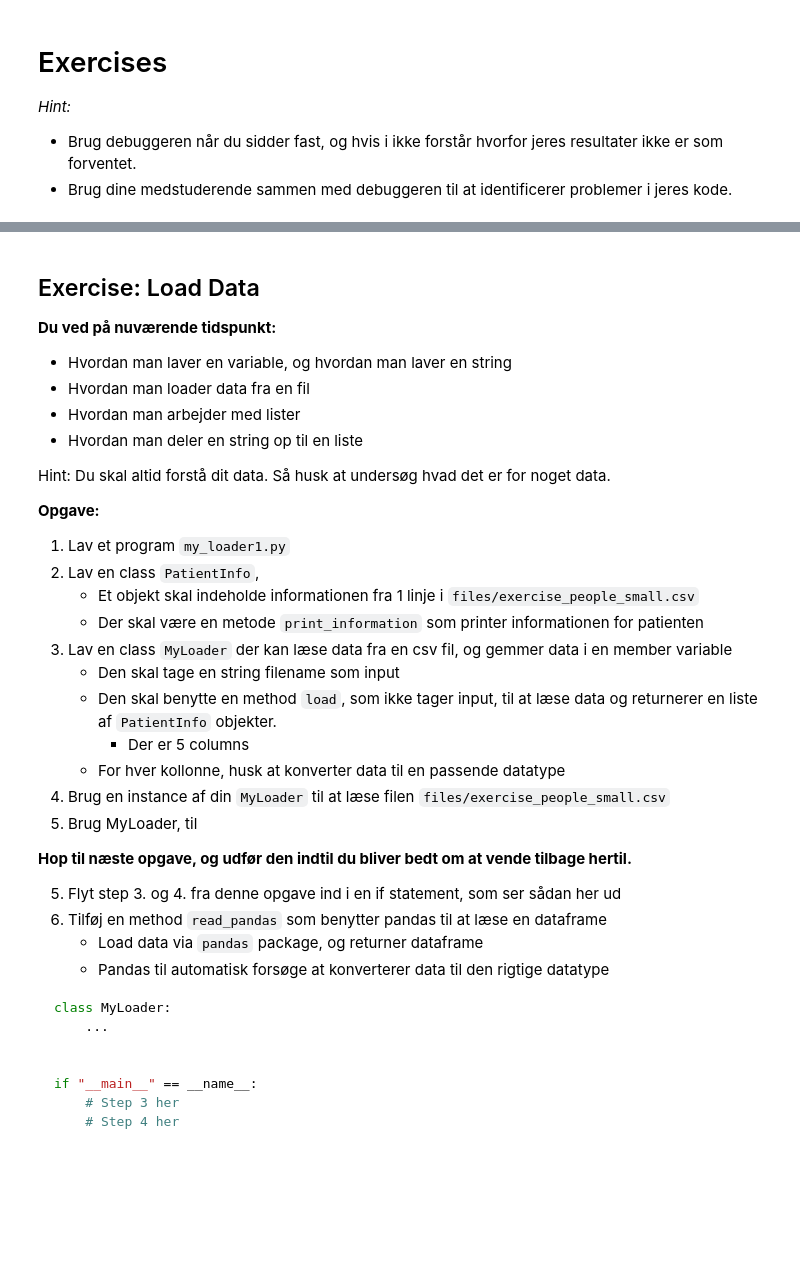
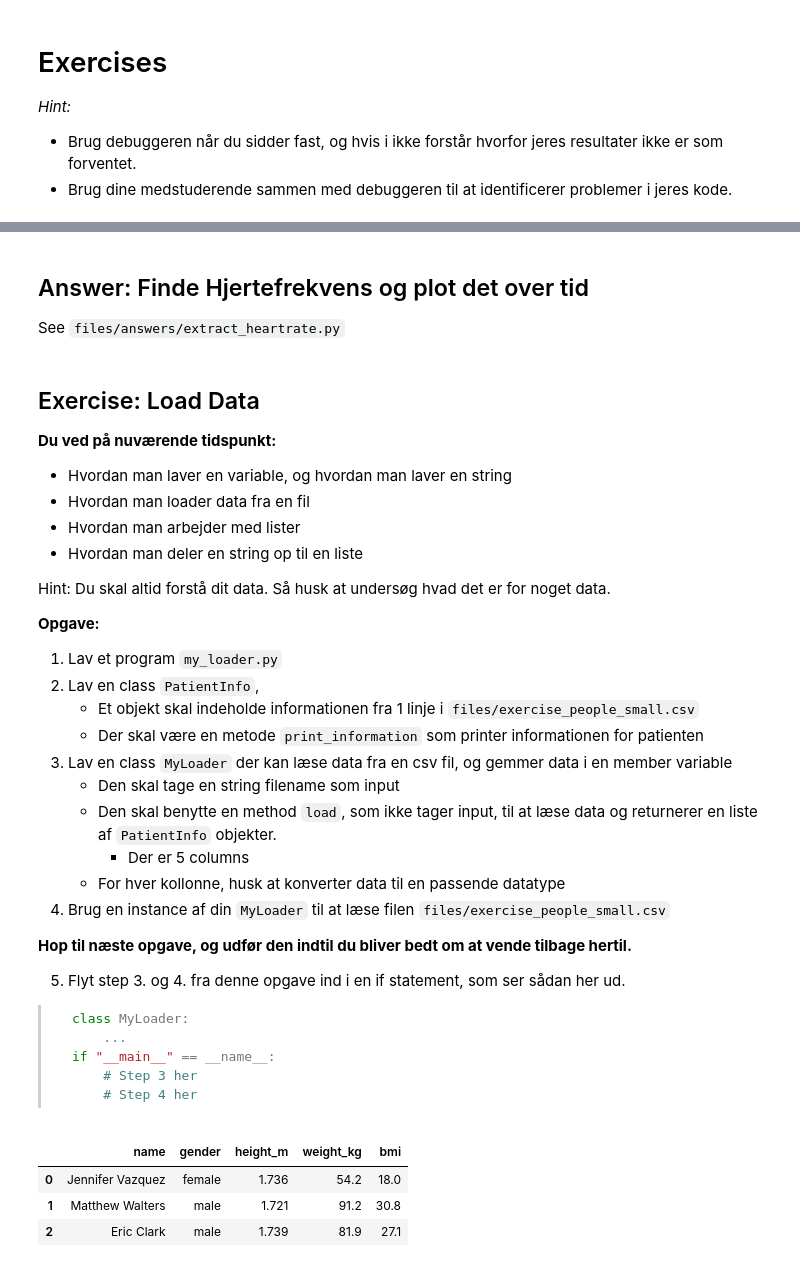
Before and after one commit to AAU-ST2-Programming/oop_3, a Jupyter notebook: AP-LoadData.ipynb, the cells around one changed output, grey strips where cells are left out. Saved outputs shown, nothing was run; the diff lists cells and outputs as text; code cells hidden in the pictures; blank space fills up the shorter version.

````diff
--- a/AP-LoadData.ipynb
+++ b/AP-LoadData.ipynb
@@ -840,3 +750,6 @@ $$
+# %% [markdown]
+## Answer: Finde Hjertefrekvens og plot det over tid
+See `files/answers/extract_heartrate.py`
 # %% [markdown]
 ## Exercise: Load Data
 **Du ved på nuværende tidspunkt:**
@@ -849,32 +762,35 @@ $$
 Hint: Du skal altid forstå dit data. Så husk at undersøg hvad det er for noget data.
 
 **Opgave:**
-1. Lav et program `my_loader1.py`
-3. Lav en class `PatientInfo`,
+1. Lav et program `my_loader.py`
+2. Lav en class `PatientInfo`,
     - Et objekt skal indeholde informationen fra 1 linje i `files/exercise_people_small.csv`
     - Der skal være en metode `print_information` som printer informationen for patienten
-2. Lav en class `MyLoader` der kan læse data fra en csv fil, og gemmer data i en member variable
+3. Lav en class `MyLoader` der kan læse data fra en csv fil, og gemmer data i en member variable
     - Den skal tage en string filename som input
     - Den skal benytte en method `load`, som ikke tager input, til at læse data og returnerer en liste af `PatientInfo` objekter.
         - Der er 5 columns
     - For hver kollonne, husk at konverter data til en passende datatype
-5. Brug en instance af din `MyLoader` til at læse filen `files/exercise_people_small.csv`
-6. Brug MyLoader, til
+4. Brug en instance af din `MyLoader` til at læse filen `files/exercise_people_small.csv`
+
 
 **Hop til næste opgave, og udfør den indtil du bliver bedt om at vende tilbage hertil.**
 
-5. Flyt step 3. og 4. fra denne opgave ind i en if statement, som ser sådan her ud
-6. Tilføj en method `read_pandas` som benytter pandas til at læse en dataframe
-    - Load data via `pandas` package, og returner dataframe
-    - Pandas til automatisk forsøge at konverterer data til den rigtige datatype
+5. Flyt step 3. og 4. fra denne opgave ind i en if statement, som ser sådan her ud.
 
 
-```python
-class MyLoader:
-    ...
-
-
-if "__main__" == __name__:
-    # Step 3 her
-    # Step 4 her
-```
+> ```python
+> class MyLoader:
+>     ...
+> if "__main__" == __name__:
+>     # Step 3 her
+>     # Step 4 her
+> ```
+# %%
+import pandas as pd
+pd.read_csv("files/exercise_people_small.csv")
+# %% [output]
+|  | name | gender | height_m | weight_kg | bmi |
+| 0 | Jennifer Vazquez | female | 1.736 | 54.2 | 18.0 |
+| 1 | Matthew Walters | male | 1.721 | 91.2 | 30.8 |
+| 2 | Eric Clark | male | 1.739 | 81.9 | 27.1 |
````
Also changed, not shown: parts of 33 cells of this notebook, 5 other files.
